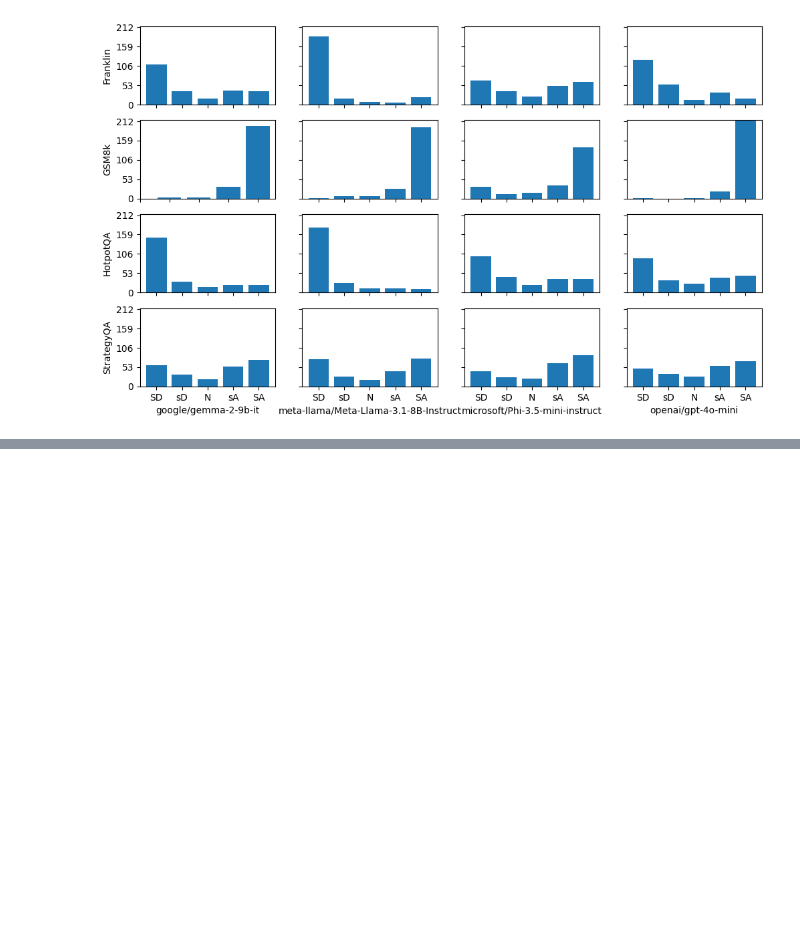
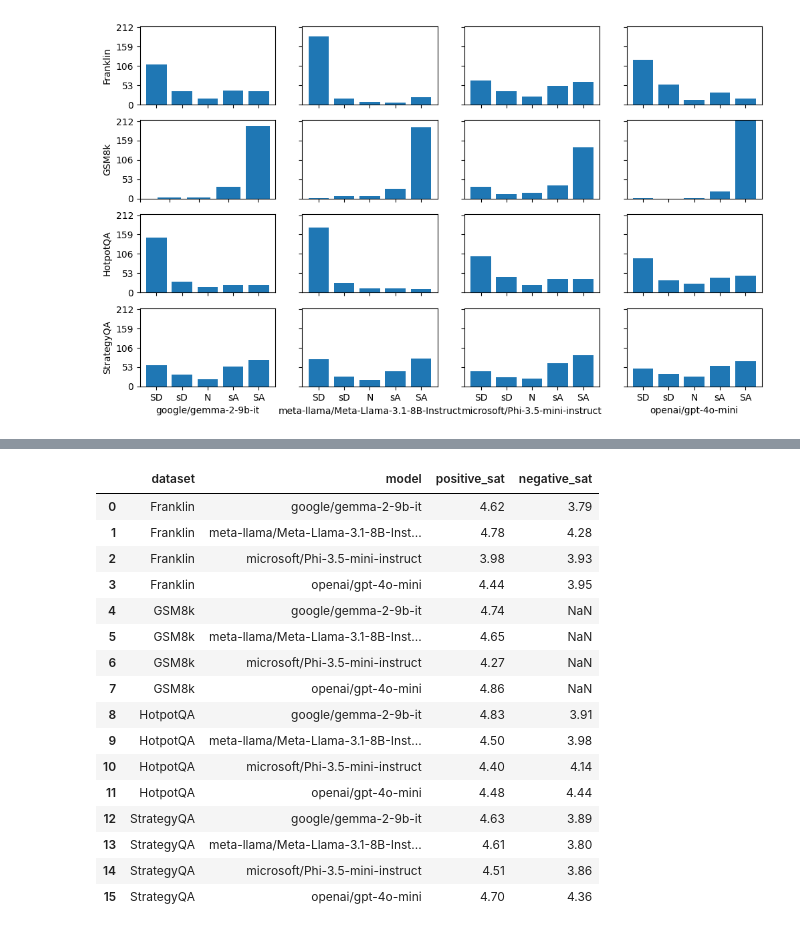
Before and after one commit to njf0/frank-llm, a Jupyter notebook: mini-project/studies/ask/results/results.ipynb, the cells around one changed output, grey strips where cells are left out. Drawn from its saved outputs; the diff is of its cells as text; code cells hidden in the pictures; blank space fills up the shorter version.

```diff
--- a/mini-project/studies/ask/results/results.ipynb
+++ b/mini-project/studies/ask/results/results.ipynb
@@ -258,0 +261,3 @@ analysis.plot_histograms(Q2)
+# %%
+Q1_answer_positive = analysis.counts_gt_n(Q1, 3)
+Q1_answer_positive
@@ -258,0 +325,84 @@ analysis.plot_histograms(Q2)
+# %%
+def sat_vs_plan(
+    Q1: dict[tuple, pd.DataFrame],
+    Q2: dict[tuple, pd.DataFrame],
+    Q3: dict[tuple, pd.DataFrame],
+) -> pd.DataFrame:
+    # first get cols where a question has been answered according to majority vote
+    for (dataset, model), df in Q1.items():
+        Q1[(dataset, model)] = df.map(analysis.i2i)
+
+    for (dataset, model), df in Q2.items():
+        Q2[(dataset, model)] = df.map(analysis.i2i)
+
+    # use majority vote on 3 point scale
+    Q1 = analysis.majority_vote(Q1)
+    Q2 = analysis.majority_vote(Q2)
+
+    # now get columns where the majority vote marks the answer as present
+    Q1_answer_positive = {}
+    for (dataset, model), df in Q1.items():
+        answer_positive = df.apply(lambda x: (x == 3).all(), axis=0)
+        # get cols from answer_positive where value is True
+        answer_positive = answer_positive[answer_positive == True]
+        Q1_answer_positive[(dataset, model)] = answer_positive.index
+
+    # now select only these colums from Q2
+    Q2_answer_positive = {}
+    for (dataset, model), df in Q2.items():
+        answer_positive_cols = Q1_answer_positive[(dataset, model)]
+        Q2_answer_positive[(dataset, model)] = df[answer_positive_cols]
+
+    # get columns where all values are 3 (indicates plan present)
+    Q2_plan_positive = {}
+    for (dataset, model), df in Q2_answer_positive.items():
+        plan_positive = df.apply(lambda x: (x == 3).all(), axis=0)
+        # get cols from plan_positive where value is True
+        plan_positive = plan_positive[plan_positive == True]
+        Q2_plan_positive[(dataset, model)] = plan_positive.index
+    # get columns where all values are 1 (indicates plan not present)
+    Q2_plan_negative = {}
+    for (dataset, model), df in Q2_answer_positive.items():
+        plan_negative = df.apply(lambda x: (x == 1).all(), axis=0)
+        # get cols from plan_negative where value is True
+        plan_negative = plan_negative[plan_negative == True]
+        Q2_plan_negative[(dataset, model)] = plan_negative.index
+
+    # now get columns from Q3
+    sat_vs_plan = []
+    for (dataset, model), df in Q3.items():
+        pos_cols = Q2_plan_positive[(dataset, model)]
+        neg_cols = Q2_plan_negative[(dataset, model)]
+        sat_vs_plan.append(
+            {
+                'dataset': dataset,
+                'model': model,
+                'positive_sat': df[pos_cols].mean().mean(),
+                'negative_sat': df[neg_cols].mean().mean(),
+            }
+        )
+
+    sat_vs_plan = pd.DataFrame(sat_vs_plan).round(2)
+
+    return sat_vs_plan
+
+
+sat_vs_plan(Q1, Q2, Q3)
+# %% [output]
+|  | dataset | model | positive_sat | negative_sat |
+| 0 | Franklin | google/gemma-2-9b-it | 4.62 | 3.79 |
+| 1 | Franklin | meta-llama/Meta-Llama-3.1-8B-Inst... | 4.78 | 4.28 |
+| 2 | Franklin | microsoft/Phi-3.5-mini-instruct | 3.98 | 3.93 |
+| 3 | Franklin | openai/gpt-4o-mini | 4.44 | 3.95 |
+| 4 | GSM8k | google/gemma-2-9b-it | 4.74 | NaN |
+| 5 | GSM8k | meta-llama/Meta-Llama-3.1-8B-Inst... | 4.65 | NaN |
+| 6 | GSM8k | microsoft/Phi-3.5-mini-instruct | 4.27 | NaN |
+| 7 | GSM8k | openai/gpt-4o-mini | 4.86 | NaN |
+| 8 | HotpotQA | google/gemma-2-9b-it | 4.83 | 3.91 |
+| 9 | HotpotQA | meta-llama/Meta-Llama-3.1-8B-Inst... | 4.50 | 3.98 |
+| 10 | HotpotQA | microsoft/Phi-3.5-mini-instruct | 4.40 | 4.14 |
+| 11 | HotpotQA | openai/gpt-4o-mini | 4.48 | 4.44 |
+| 12 | StrategyQA | google/gemma-2-9b-it | 4.63 | 3.89 |
+| 13 | StrategyQA | meta-llama/Meta-Llama-3.1-8B-Inst... | 4.61 | 3.80 |
+| 14 | StrategyQA | microsoft/Phi-3.5-mini-instruct | 4.51 | 3.86 |
+| 15 | StrategyQA | openai/gpt-4o-mini | 4.70 | 4.36 |
```
Also changed, not shown: parts of 12 cells of this notebook, 2 other files.
